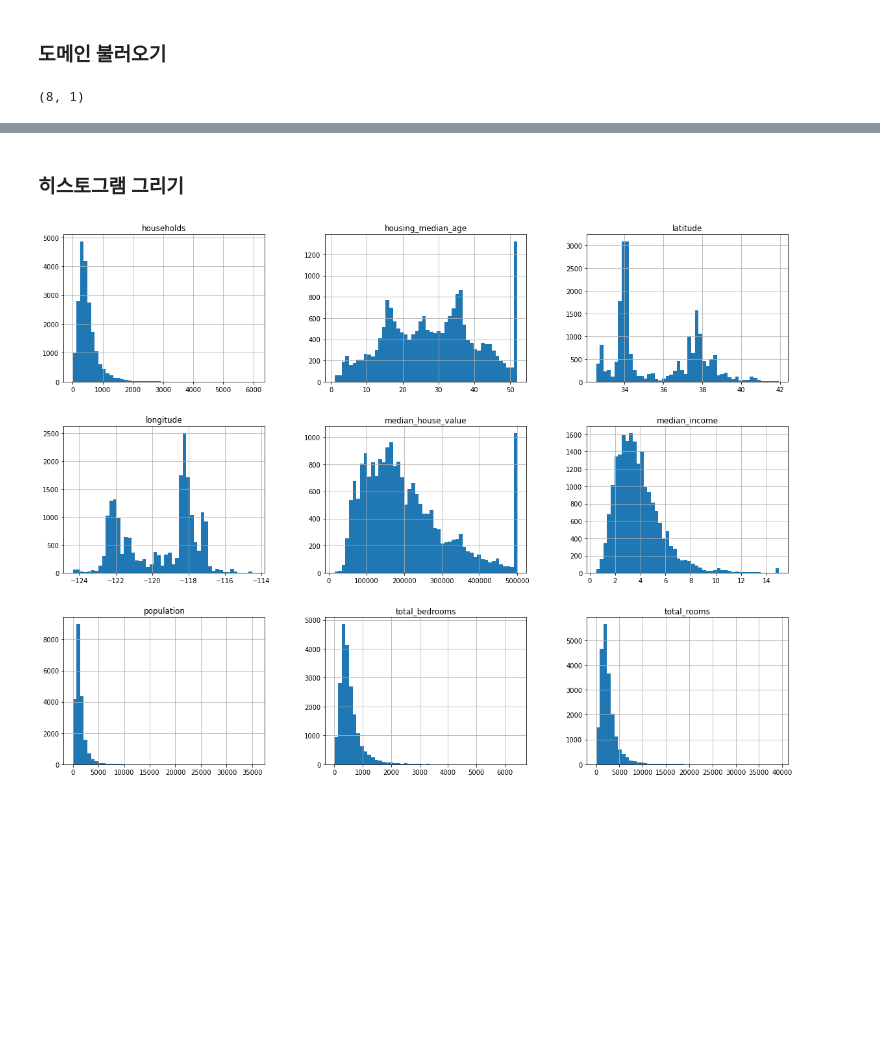
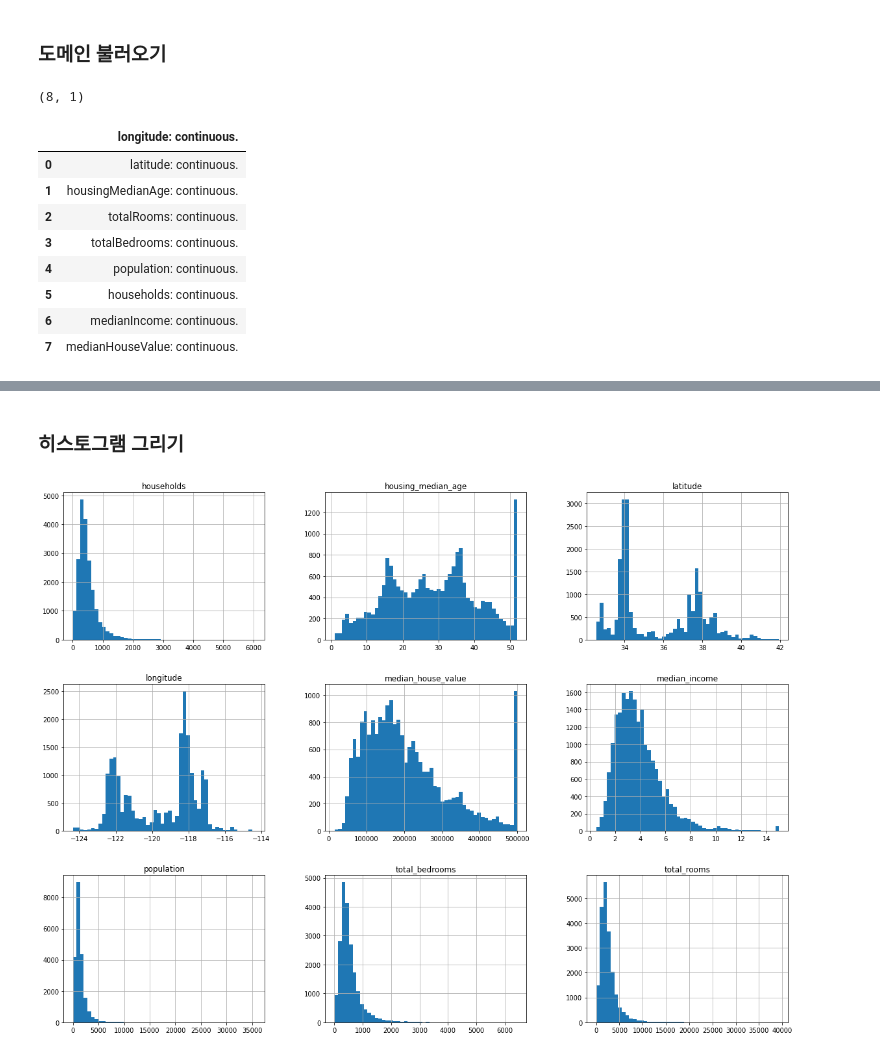
Before and after one commit to musicjae/Hands_on_ML, a Jupyter notebook: (2)_ML_project_from_scratch.ipynb, the cells around one changed output, grey strips where cells are left out. Saved outputs shown, nothing was run; the diff lists cells and outputs as text; code cells hidden in the pictures; blank space fills up the shorter version.

```diff
--- a/(2)_ML_project_from_scratch.ipynb
+++ b/(2)_ML_project_from_scratch.ipynb
@@ -119,6 +125,18 @@ cal_housing_domain = pd.read_csv('cal_housing.domain')
 cal_housing_domain.shape
 # %% [output]
 (8, 1)
+# %%
+cal_housing_domain
+# %% [output]
+|  | longitude: continuous. |
+| 0 | latitude: continuous. |
+| 1 | housingMedianAge: continuous. |
+| 2 | totalRooms: continuous. |
+| 3 | totalBedrooms: continuous. |
+| 4 | population: continuous. |
+| 5 | households: continuous. |
+| 6 | medianIncome: continuous. |
+| 7 | medianHouseValue: continuous. |
 # %%
 cal_housing_data.describe() # 숫자형 특성의 요약정보
 # %% [output]
```
Also changed, not shown: parts of 44 cells of this notebook.
